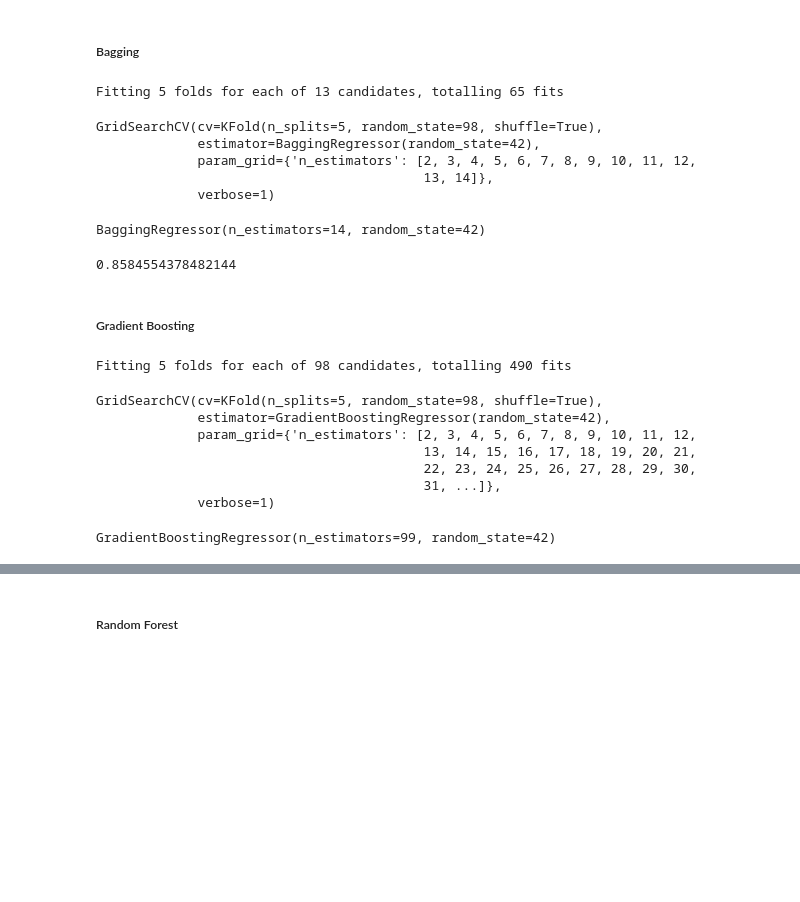
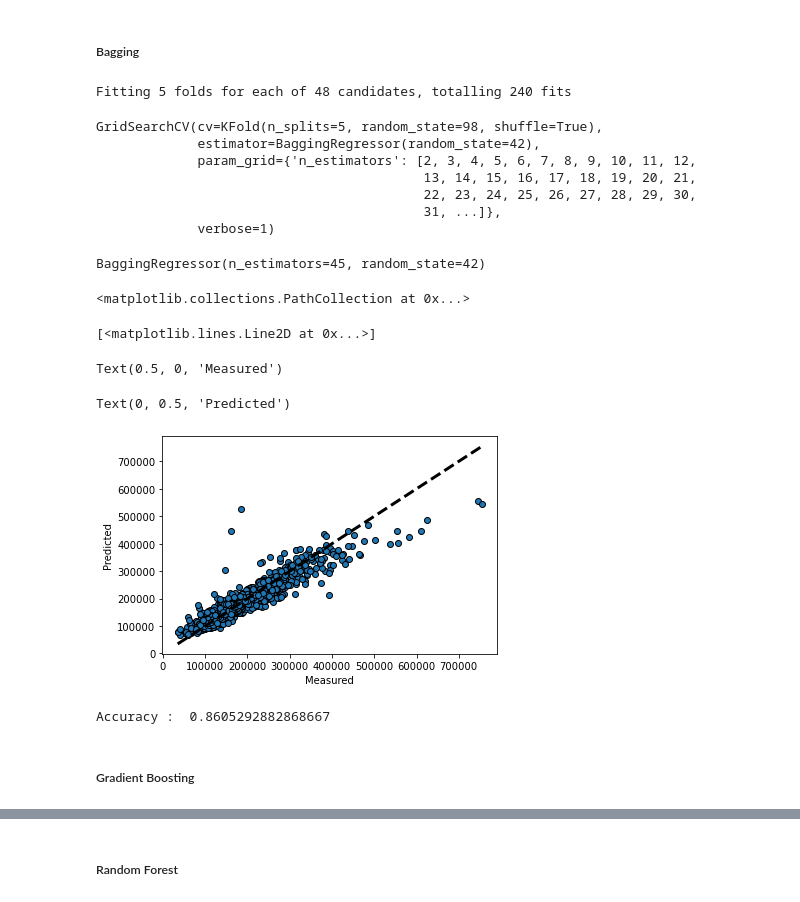
Before and after one commit to spiderlory/ml_project, a Jupyter notebook: progetto.ipynb, the cells around one changed output, grey strips where cells are left out. Cells and saved outputs as stored; diff of their text form; code cells hidden in the pictures; blank space fills up the shorter version.

```diff
--- a/progetto.ipynb
+++ b/progetto.ipynb
@@ -327,45 +342,47 @@ array([187201.94208151, 189547.19987628, 158163.72092977, ...,
 # %% [markdown]
 ##### Bagging
 # %%
-params1 = {'n_estimators': list(range(2,15))}
+params1 = {'n_estimators': list(range(2,50))}
 gscv1 = GridSearchCV(BaggingRegressor(random_state = 42), params1, verbose=1, cv = folds)
 
 gscv1.fit(X_data, Y_data)
 
 gscv1.best_estimator_
 # %% [output]
-Fitting 5 folds for each of 13 candidates, totalling 65 fits
+Fitting 5 folds for each of 48 candidates, totalling 240 fits
 GridSearchCV(cv=KFold(n_splits=5, random_state=98, shuffle=True),
              estimator=BaggingRegressor(random_state=42),
              param_grid={'n_estimators': [2, 3, 4, 5, 6, 7, 8, 9, 10, 11, 12,
-                                          13, 14]},
+                                          13, 14, 15, 16, 17, 18, 19, 20, 21,
+                                          22, 23, 24, 25, 26, 27, 28, 29, 30,
+                                          31, ...]},
              verbose=1)
-BaggingRegressor(n_estimators=14, random_state=42)
+BaggingRegressor(n_estimators=45, random_state=42)
 # %%
-bag_regr = BaggingRegressor(random_state=42, n_estimators=100)
+bag_regr = BaggingRegressor(random_state=42, n_estimators=45)
 bag_regr_scores = cross_val_score(bag_regr, X_data, Y_data, cv=folds)
 bag_regr_val = cross_val_predict(bag_regr, X_data, Y_data, cv=folds)
 
+
+# Plot
+
+fig,  ax = plt.subplots()
+ax.scatter(Y_data, bag_regr_val, edgecolors=(0,0,0))
+ax.plot([Y_data.min(), Y_data.max()], [Y_data.min(), Y_data.max()], 'k--', lw=3)
+ax.set_xlabel('Measured')
+ax.set_ylabel('Predicted')
+plt.show()
+
+#####
+
 avg_score_bag_regr = np.mean(bag_regr_scores)
-avg_score_bag_regr
+print("Accuracy : " ,avg_score_bag_regr)
 # %% [output]
-0.8584554378482144
+<matplotlib.collections.PathCollection at 0x...>
+[<matplotlib.lines.Line2D at 0x...>]
+Text(0.5, 0, 'Measured')
+Text(0, 0.5, 'Predicted')
+[figure, added]
+Accuracy :  0.8605292882868667
 # %% [markdown]
 ##### Gradient Boosting
-# %%
-params2 = {'n_estimators': list(range(2,100))}
-gscv2 = GridSearchCV(GradientBoostingRegressor(random_state = 42), params2, verbose=1, cv = folds)
-
-gscv2.fit(X_data, Y_data)
-
-gscv2.best_estimator_
-# %% [output]
-Fitting 5 folds for each of 98 candidates, totalling 490 fits
-GridSearchCV(cv=KFold(n_splits=5, random_state=98, shuffle=True),
-             estimator=GradientBoostingRegressor(random_state=42),
-             param_grid={'n_estimators': [2, 3, 4, 5, 6, 7, 8, 9, 10, 11, 12,
-                                          13, 14, 15, 16, 17, 18, 19, 20, 21,
-                                          22, 23, 24, 25, 26, 27, 28, 29, 30,
-                                          31, ...]},
-             verbose=1)
-GradientBoostingRegressor(n_estimators=99, random_state=42)
```
Also changed, not shown: parts of 29 cells of this notebook.
